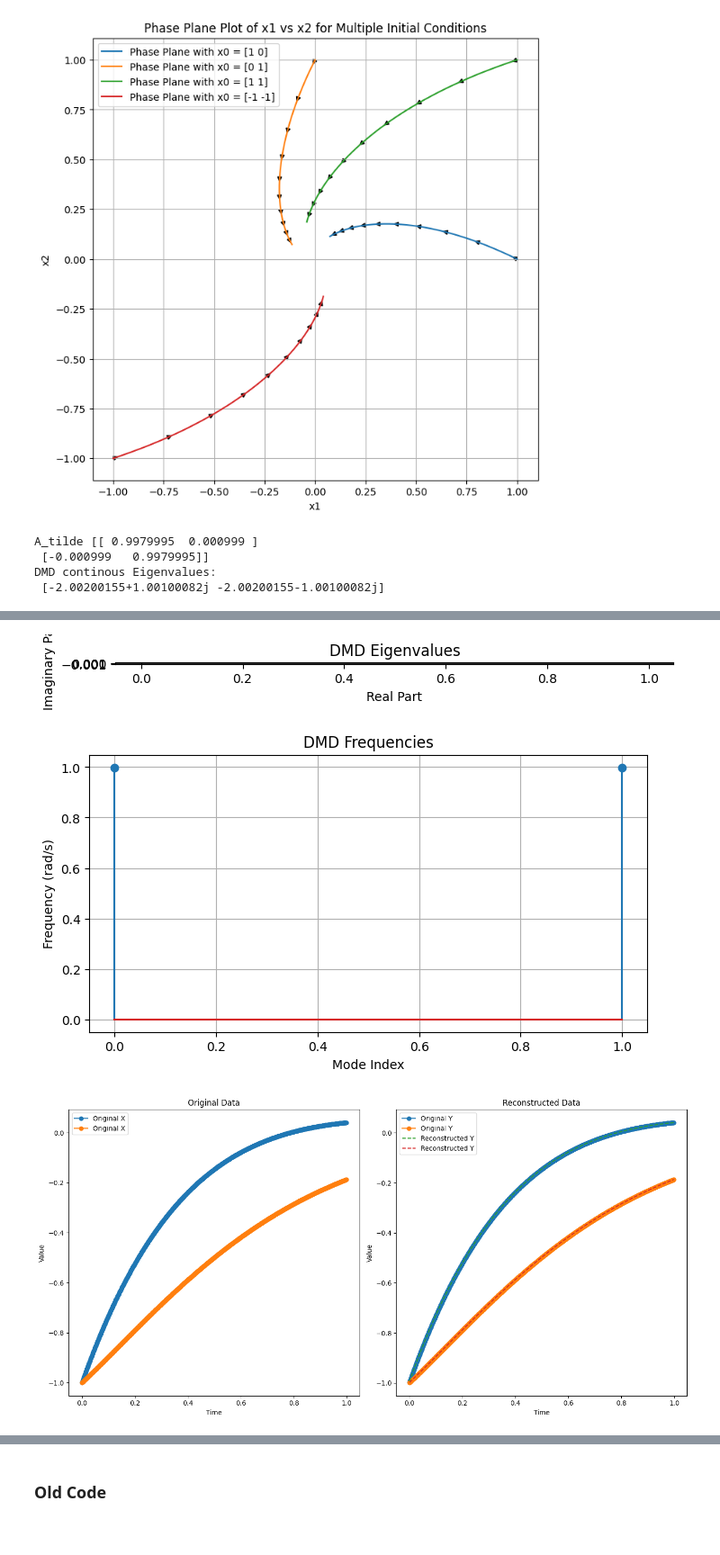
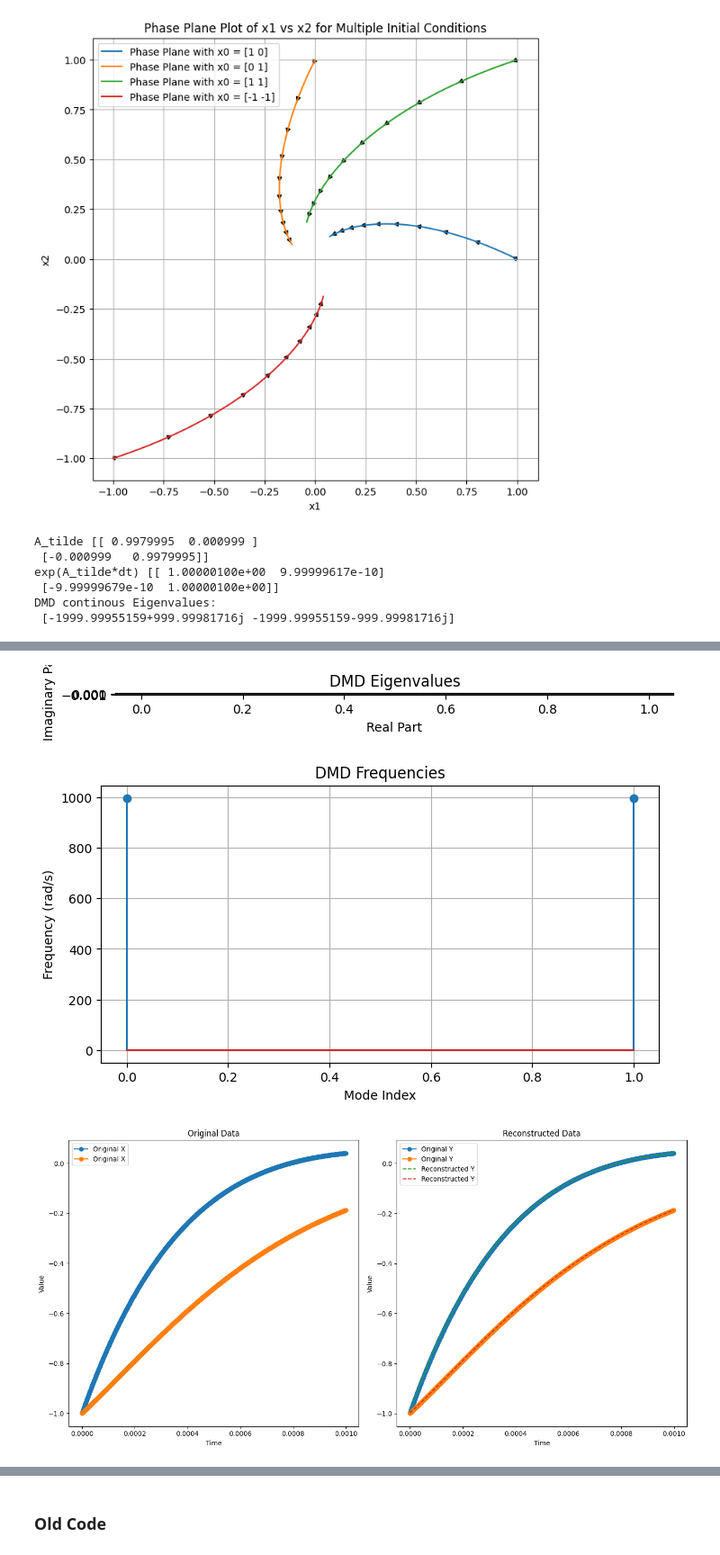
Before and after one commit to KulkarniHrishikesh/PyDMD, a Jupyter notebook: DMD.ipynb, the cells around one changed output, grey strips where cells are left out. Shown at 90% size. Drawn from its saved outputs; the diff is of its cells as text; code cells hidden in the pictures.

```diff
--- a/DMD.ipynb
+++ b/DMD.ipynb
@@ -275,10 +275,22 @@ initial_conditions = [
 ]
 
 # Time points where solution is computed
-t = np.linspace(0, 1, 1000)
+t_min = 0
+t_max = 1
+n_steps = 1000
+
+dt = (t_max- t_min)/n_steps
+
+t = np.linspace(t_min, t_max, n_steps)
 
 # Print eigenvalues and eigenvectors
 eigenvalues, eigenvectors = print_eigenvalues_and_eigenvectors(A)
+
+# Calculate exp(A*dt)
+A_t = A * dt
+exp_At = expm(A_t)
+
+print(exp_At)
 # %% [output]
 Eigenvalues:
 [-2.+1.j -2.-1.j]
@@ -337,32 +351,35 @@ plt.show()
 # %%
 # Example 1:
 X1 = solution[0:-1, :].T  # Example data
 X2 = solution[1:, :].T  # Shifted data
 dt = (t[1]-t[0])/len(t)
 
 # Apply DMD
-Phi, Lambda, omega, cont_eigen, Atilde = dynamic_mode_decomposition(X1, X2, r=2, delta_t=dt)
+Phi, Lambda, omega, cont_eigen, Atilde, exp_A_t = dynamic_mode_decomposition(X1, X2, r=2, delta_t=dt)
 
 print("A_tilde", Atilde)
+print("exp(A_tilde*dt)", exp_A_t)
 #print("DMD Eigenvalues:\n", Lambda)
 #print("DMD Frequencies:\n", omega)
 print("DMD continous Eigenvalues:\n", cont_eigen)
 #print("DMD Modes:\n", Phi)
 
 #print(X1.shape,X2.shape)
 # Plot results
 plot_dmd_results(Phi, Lambda, omega)
 
 plot_dynamics(X1, X2, Phi, Lambda, dt)
 # %% [output]
 A_tilde [[ 0.9979995  0.000999 ]
  [-0.000999   0.9979995]]
+exp(A_tilde*dt) [[ 1.00000100e+00  9.99999617e-10]
+ [-9.99999679e-10  1.00000100e+00]]
 DMD continous Eigenvalues:
- [-2.00200155+1.00100082j -2.00200155-1.00100082j]
+ [-1999.99955159+999.99981716j -1999.99955159-999.99981716j]
 [figure]
 [figure]
-[figure, old version]
+[figure, new version]
-[figure, old version]
+[figure, new version]
 # %%
 !pip install pydmd
 from pydmd import DMD
```
Also changed, not shown: parts of 1 cell of this notebook.
